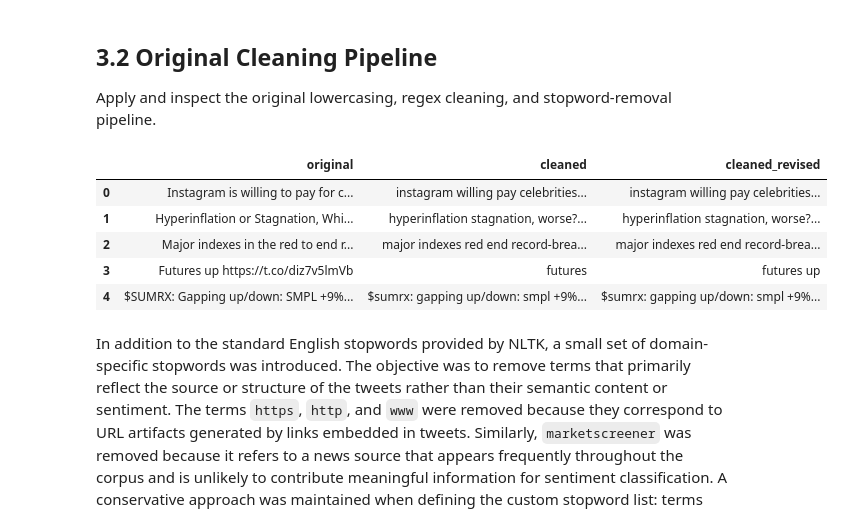
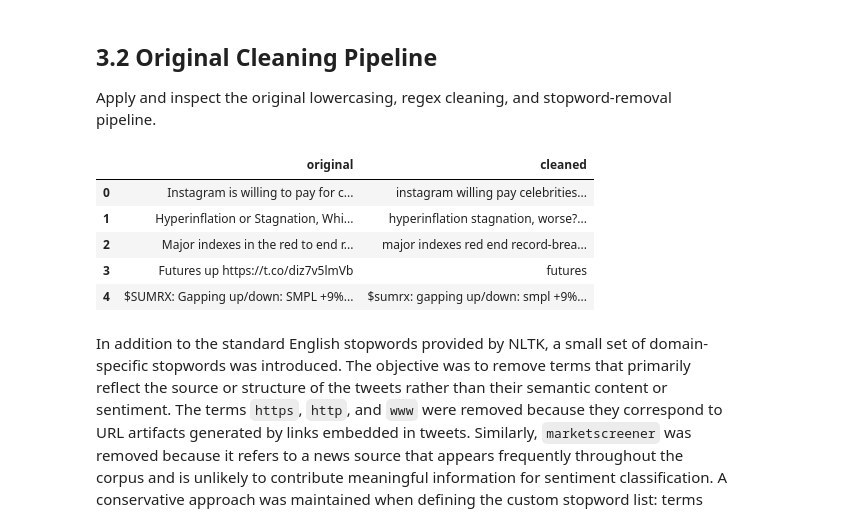
Before and after one commit to alexmr-ds/text_mining_project, a Jupyter notebook: notebooks/workflow.ipynb, the cells around one changed output. Saved outputs shown, nothing was run; the diff lists cells and outputs as text; code cells hidden in the pictures.

```diff
--- a/notebooks/workflow.ipynb
+++ b/notebooks/workflow.ipynb
@@ -376,21 +371,18 @@ Apply and inspect the original lowercasing, regex cleaning, and stopword-removal
 # %%
 # --- Inspect original versus cleaned text --- #
 pd.DataFrame(
     {
         "original": X_train.head(5).values,
         "cleaned": X_train_clean.head(5).values,
-        "cleaned_revised": X_train.head(5)
-        .apply(lambda text: preprocess_text_revised(text, revised_stop_words))
-        .values,
     }
 )
 # %% [output]
-|  | original | cleaned | cleaned_revised |
-| 0 | Instagram is willing to pay for c... | instagram willing pay celebrities... | instagram willing pay celebrities... |
-| 1 | Hyperinflation or Stagnation, Whi... | hyperinflation stagnation, worse?... | hyperinflation stagnation, worse?... |
-| 2 | Major indexes in the red to end r... | major indexes red end record-brea... | major indexes red end record-brea... |
-| 3 | Futures up https://t.co/diz7v5lmVb | futures | futures up |
-| 4 | $SUMRX: Gapping up/down: SMPL +9%... | $sumrx: gapping up/down: smpl +9%... | $sumrx: gapping up/down: smpl +9%... |
+|  | original | cleaned |
+| 0 | Instagram is willing to pay for c... | instagram willing pay celebrities... |
+| 1 | Hyperinflation or Stagnation, Whi... | hyperinflation stagnation, worse?... |
+| 2 | Major indexes in the red to end r... | major indexes red end record-brea... |
+| 3 | Futures up https://t.co/diz7v5lmVb | futures |
+| 4 | $SUMRX: Gapping up/down: SMPL +9%... | $sumrx: gapping up/down: smpl +9%... |
 # %% [markdown]
 In addition to the standard English stopwords provided by NLTK, a small set of domain-specific stopwords was introduced. The objective was to remove terms that primarily reflect the source or structure of the tweets rather than their semantic content or sentiment. The terms `https`, `http`, and `www` were removed because they correspond to URL artifacts generated by links embedded in tweets. Similarly, `marketscreener` was removed because it refers to a news source that appears frequently throughout the corpus and is unlikely to contribute meaningful information for sentiment classification. A conservative approach was maintained when defining the custom stopword list: terms such as _stock_, _shares_, and _new_ were retained because they may still appear in sentiment-bearing expressions such as _stock rises_, _shares plunge_, or _new earnings guidance_.
 
```
Also changed, not shown: parts of 58 cells of this notebook, 7 other files.
